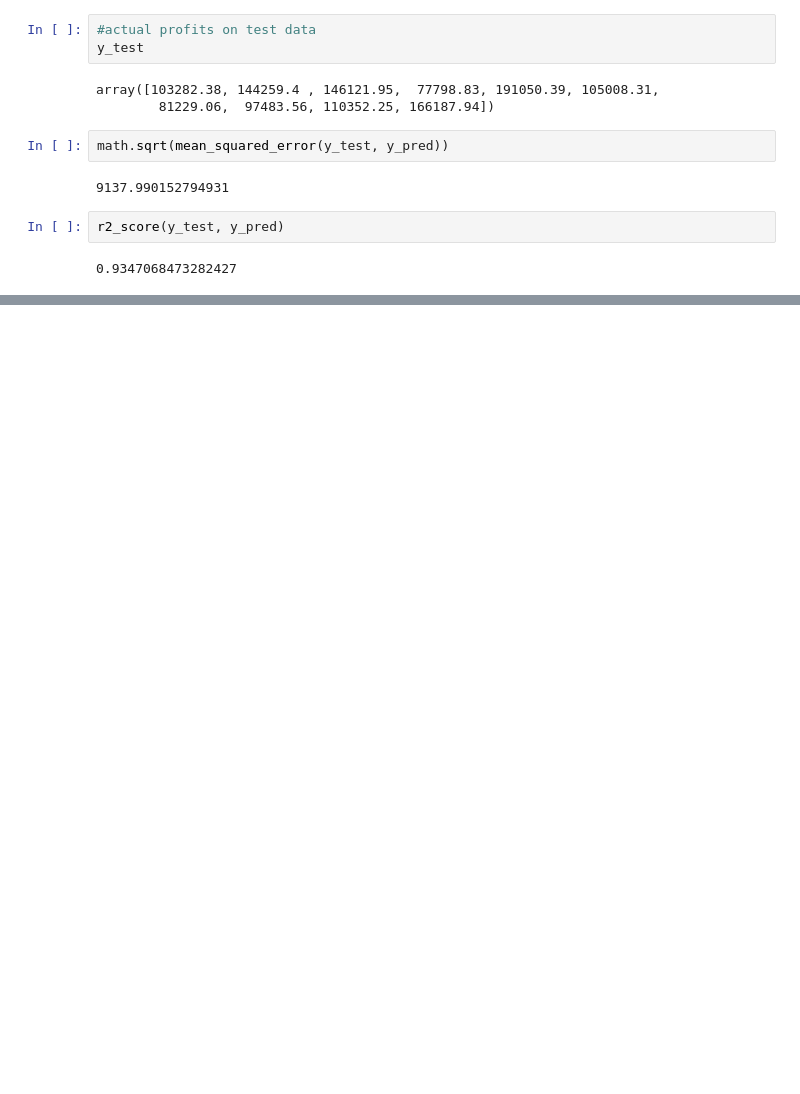
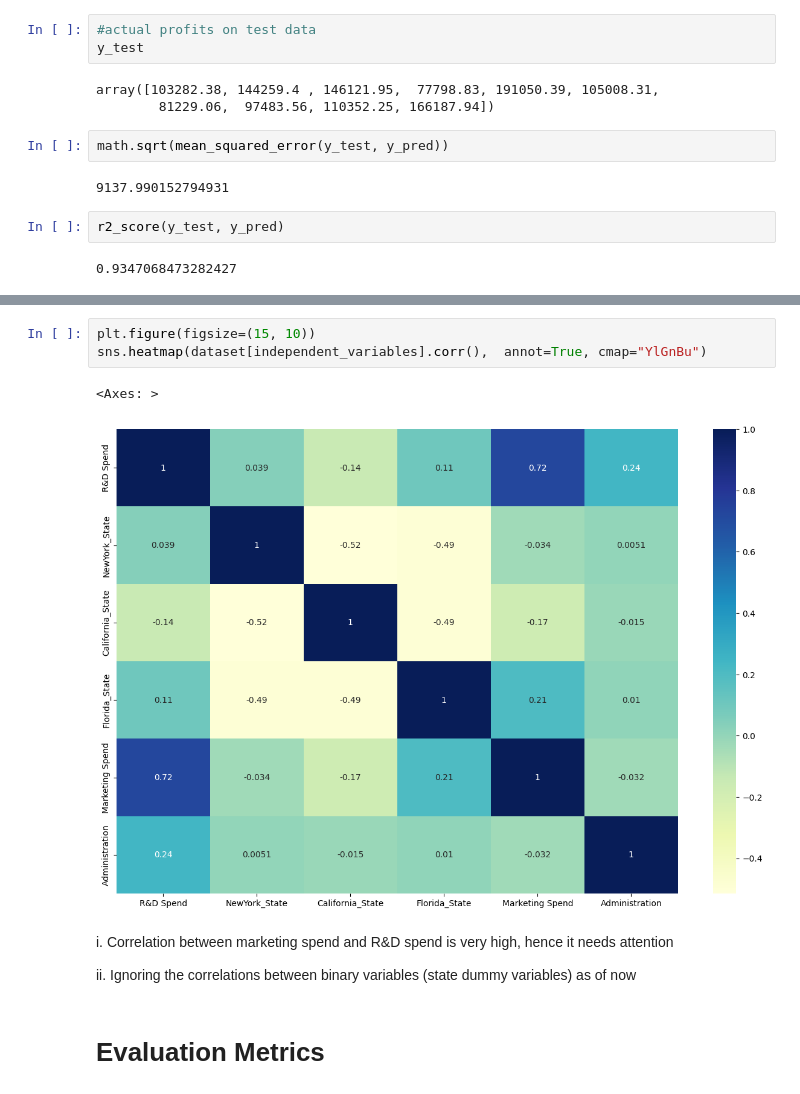
Before and after one commit to sr606/Machine-Learning_Practices, a Jupyter notebook: Shraddha_Assignment_Linear_Regression_Implementation.ipynb, the cells around one changed output, grey strips where cells are left out. Cells and saved outputs as stored; diff of their text form; blank space fills up the shorter version.

```diff
--- a/Shraddha_Assignment_Linear_Regression_Implementation.ipynb
+++ b/Shraddha_Assignment_Linear_Regression_Implementation.ipynb
@@ -229,0 +274,12 @@ r2_score(y_test, y_pred)
+# %%
+plt.figure(figsize=(15, 10))
+sns.heatmap(dataset[independent_variables].corr(),  annot=True, cmap="YlGnBu")
+# %% [output]
+<Axes: >
+[figure, added]
+# %% [markdown]
+i. Correlation between marketing spend and R&D spend is very high, hence it needs attention
+
+ii. Ignoring the correlations between binary variables (state dummy variables) as of now
+# %% [markdown]
+# Evaluation Metrics
```
Also changed, not shown: parts of 13 cells of this notebook.
